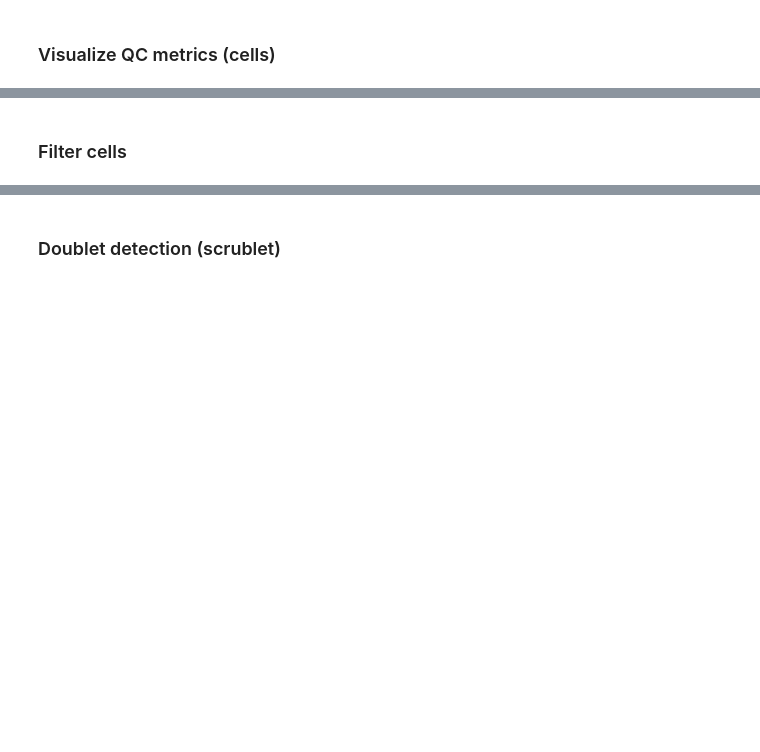
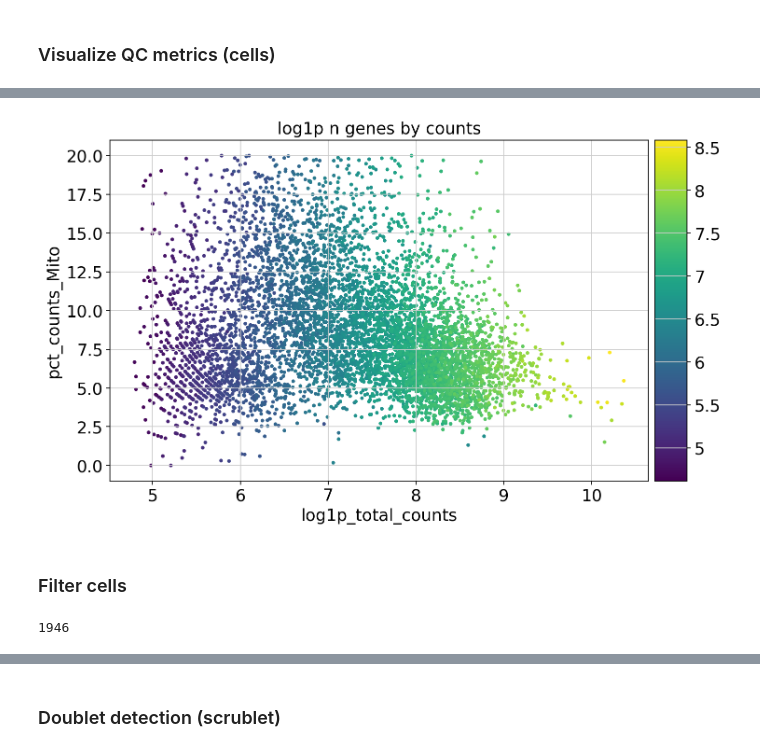
Before and after one commit to jack-reid-1/JReid_225a, a Jupyter notebook: bms225a_ds_workshop_3_student_notebook_2025.ipynb, the cells around one changed output, grey strips where cells are left out. Drawn from its saved outputs; the diff is of its cells as text; code cells hidden in the pictures; blank space fills up the shorter version.

```diff
--- a/bms225a_ds_workshop_3_student_notebook_2025.ipynb
+++ b/bms225a_ds_workshop_3_student_notebook_2025.ipynb
@@ -137,9 +232,20 @@ sc.pl.violin(
 # %%
-sc.pl.scatter(adata, "log1p_total_counts", "pct_counts_mt", color="log1p_n_genes_by_counts",size=50)
+sc.pl.scatter(adata, "log1p_total_counts", "pct_counts_Mito", color="log1p_n_genes_by_counts",size=50)
+# %% [output]
+[figure, added]
 # %% [markdown]
 ### Filter cells
 # %%
 # [🔺] pandas practice: How many cells have log1p_total_counts above 8?
+
+
+High_counts_cells = adata.obs[adata.obs['log1p_total_counts'] > 8]
+High_count = len(High_counts_cells)
+High_counts_cells.head()
+
+print(len(High_counts_cells))
+# %% [output]
+1946
 # %%
 ##################################################
 # [🔺] filter out cells by choosing QC thresholds for 'log1p_total_counts' and 'pct_counts_mt' based on the above plots
```
Also changed, not shown: parts of 43 cells of this notebook.
